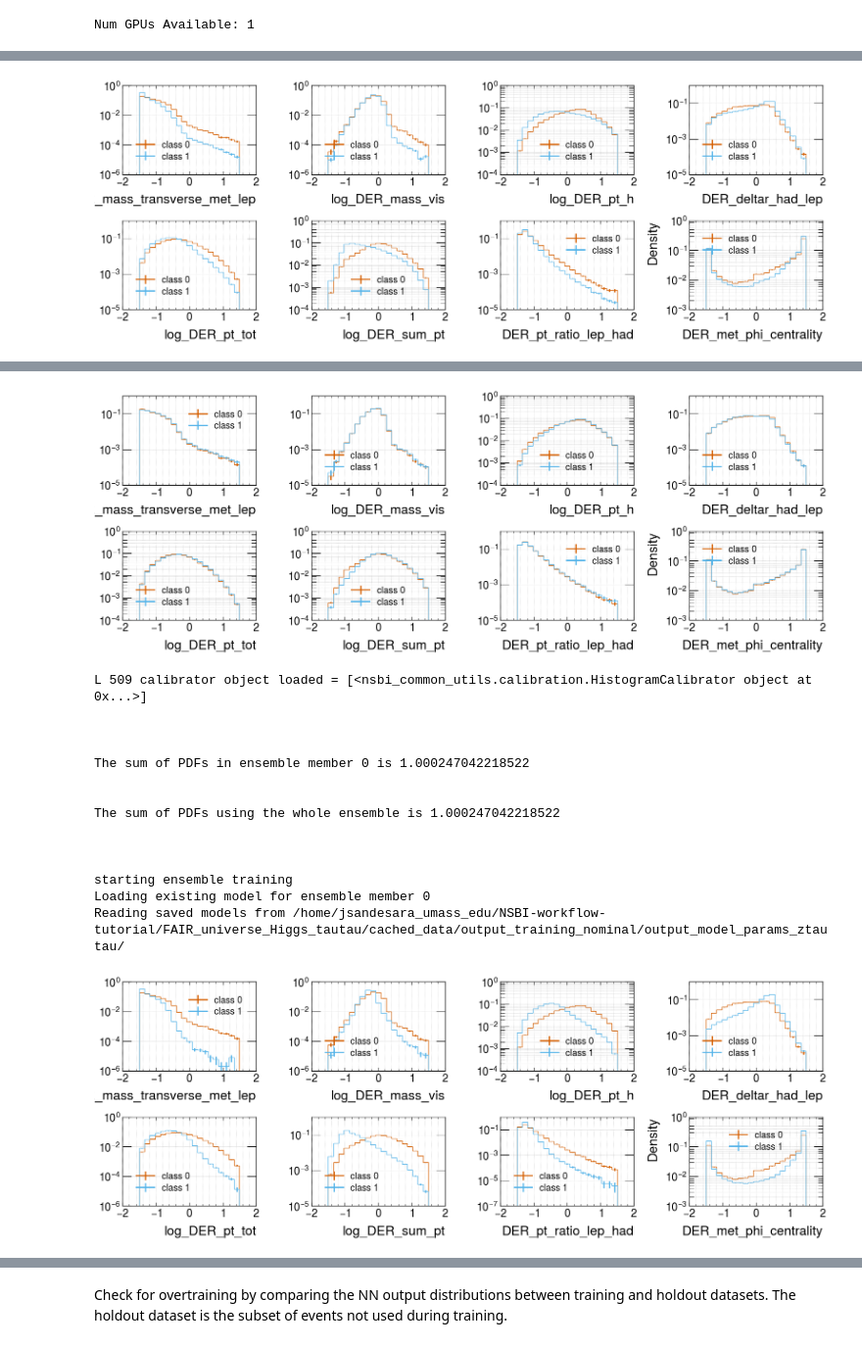
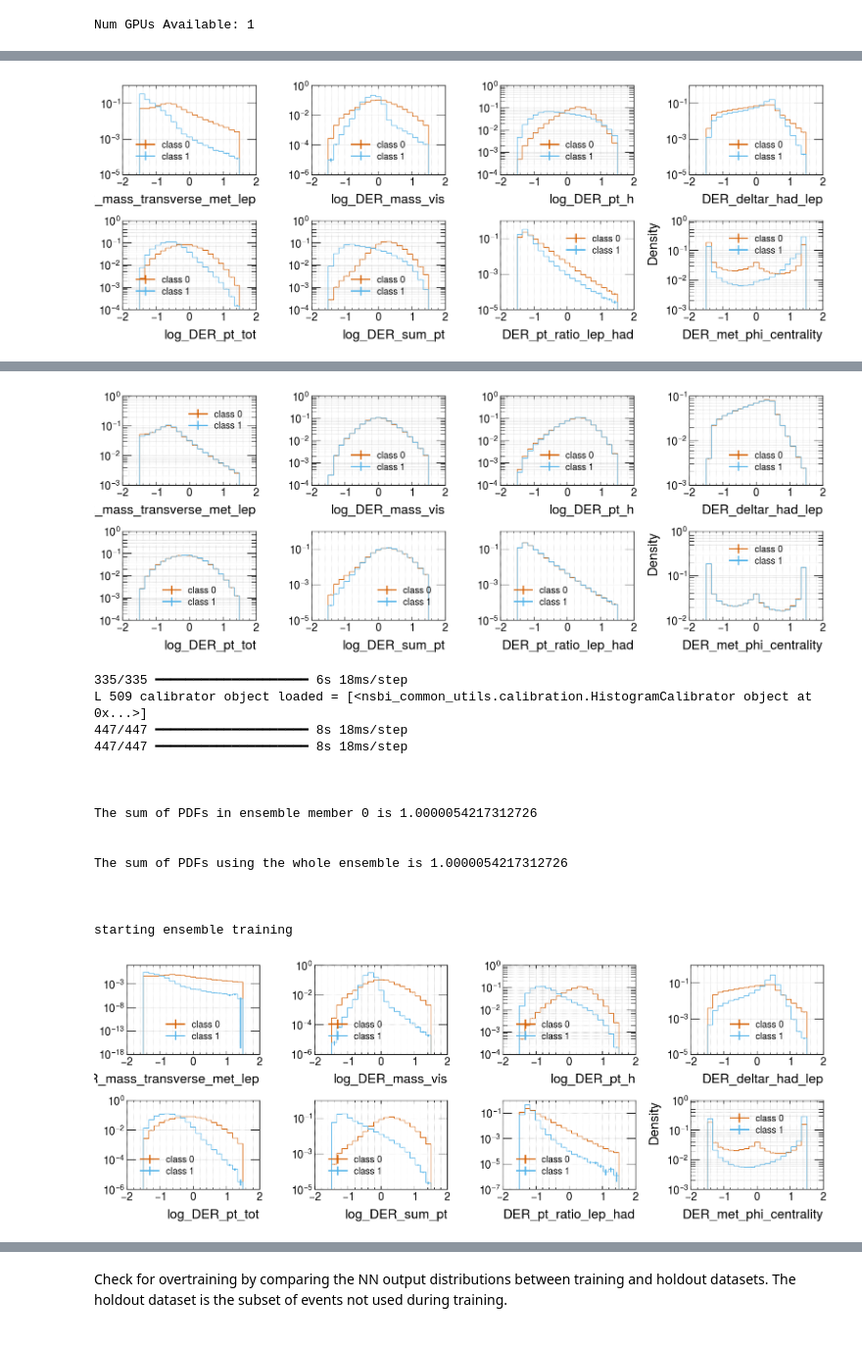
Before and after one commit to CrossGo14/NSBI-workflow-tutorial, a Jupyter notebook: FAIR_universe_Higgs_tautau/Neural_Likelihood_Ratio_Estimation.ipynb, the cells around one changed output, grey strips where cells are left out. Shown at 98% size. Cells and saved outputs as stored; diff of their text form; code cells hidden in the pictures.

```diff
--- a/FAIR_universe_Higgs_tautau/Neural_Likelihood_Ratio_Estimation.ipynb
+++ b/FAIR_universe_Higgs_tautau/Neural_Likelihood_Ratio_Estimation.ipynb
@@ -161,7 +142,11 @@ features_scaling = config["TRAINING_FEATURES_TO_SCALE"]
 importlib.reload(sys.modules['nsbi_common_utils.training'])
 from nsbi_common_utils.training import TrainEvaluate_NN
 
-mask_ref = np.isin(dataset.detailed_labels, REF_PROCESSES)
+ref_train_label_sample_dict = {**{ref: 0 for ref in ref_processes}}
+
+dataset_ref     = Datasets.merge_dataframe_dict_for_training(dataset_incl_nominal,
+                                                            ref_train_label_sample_dict,
+                                                            samples_to_merge = ref_processes)
 
 NN_training_mix_model = {}
 
@@ -174,30 +159,24 @@ path_to_ratios = {}
 path_to_figures = {}
 path_to_models = {}
 
-for process_type in MIX_MODEL_HYPOTHESES:
+for process_type in basis_processes:
 
-    mask_process = dataset['type']==process_type
+    # Get the dictionary of labels to processes
+    _train_label_sample_dict = {process_type        : 1}
 
-    dataset_num = dataset[mask_process].copy()
-    dataset_ref = dataset[mask_ref].copy()
-
-    dataset_num['train_labels'] = 1
-    dataset_ref['train_labels'] = 0
-
-    dataset_num['weights_normed'] = dataset_num['weights'].to_numpy() / dataset_num['weights'].sum()
-    dataset_ref['weights_normed'] = dataset_ref['weights'].to_numpy() / dataset_ref['weights'].sum()
+    dataset_num     = Datasets.merge_dataframe_dict_for_training(dataset_incl_nominal,
+                                                                _train_label_sample_dict,
+                                                                samples_to_merge = [process_type])
 
     # Build a training dataset for the training of p_<process_type>/p_<ref_processes> density ratio
     dataset_mix_model = pd.concat([dataset_num, dataset_ref])
 
-    del dataset_num, dataset_ref
-
     # Save paths
-    output_name = f'{process_type}'
-    output_dir = f'{TRAINING_OUTPUT_PATH}general_output_{process_type}'
-    path_to_ratios[process_type] = f'{TRAINING_OUTPUT_PATH}output_ratios_{process_type}/'
-    path_to_figures[process_type] = f'{TRAINING_OUTPUT_PATH}output_figures_{process_type}/'
-    path_to_models[process_type] = f'{TRAINING_OUTPUT_PATH}output_model_params_{process_type}/'
+    output_name                     = f'{process_type}'
+    output_dir                      = f'{TRAINING_OUTPUT_PATH}general_output_{process_type}'
+    path_to_ratios[process_type]    = f'{TRAINING_OUTPUT_PATH}output_ratios_{process_type}/'
+    path_to_figures[process_type]   = f'{TRAINING_OUTPUT_PATH}output_figures_{process_type}/'
+    path_to_models[process_type]    = f'{TRAINING_OUTPUT_PATH}output_model_params_{process_type}/'
 
     NN_training_mix_model[process_type] = TrainEvaluate_NN(dataset_mix_model,
                                                            dataset_mix_model['weights_normed'].to_numpy(),
@@ -254,6 +229,8 @@ num_neurons_per_layer = 1000
 
 num_ensemble_members = 1
 
+verbose_level = 1
+
 training_settings = {
 
     'htautau': {
@@ -270,7 +247,7 @@ training_settings = {
         'callback_factor':      0.01,
         'validation_split':     validation_split,
         'holdout_split':        holdout_split,
-        'verbose':              0,
+        'verbose':              verbose_level,
         'plot_scaled_features': True,
         'load_trained_models':  USE_SAVED_MODELS,
         'num_ensemble_members': num_ensemble_members
@@ -290,7 +267,7 @@ training_settings = {
         'callback_factor':      0.01,
         'validation_split':     validation_split,
         'holdout_split':        holdout_split,
-        'verbose':              0,
+        'verbose':              verbose_level,
         'plot_scaled_features': True,
         'load_trained_models':  USE_SAVED_MODELS,
         'num_ensemble_members': num_ensemble_members
@@ -310,7 +287,7 @@ training_settings = {
         'callback_factor':      0.01,
         'validation_split':     validation_split,
         'holdout_split':        holdout_split,
-        'verbose':              0,
+        'verbose':              verbose_level,
         'plot_scaled_features': True,
         'load_trained_models':  USE_SAVED_MODELS,
         'num_ensemble_members': num_ensemble_members
@@ -318,7 +295,7 @@ training_settings = {
 }
 # %%
 # Train the density ratio NN
-for process_type in MIX_MODEL_HYPOTHESES:
+for process_type in basis_processes:
 
     settings = training_settings[process_type]
 
@@ -332 +309 @@ Reading saved models from /home/jsandesara_umass_edu/NSBI-workflow-tutorial/FAIR
-[figure, old version]
+[figure, new version]
@@ -349,16 +329,17 @@ Reading saved models from /home/jsandesara_umass_edu/NSBI-workflow-tutorial/FAIR
-[figure, old version]
+[figure, new version]
+335/335 ━━━━━━━━━━━━━━━━━━━━ 6s 18ms/step
 L 509 calibrator object loaded = [<nsbi_common_utils.calibration.HistogramCalibrator object at 0x...>]
+447/447 ━━━━━━━━━━━━━━━━━━━━ 8s 18ms/step
+447/447 ━━━━━━━━━━━━━━━━━━━━ 8s 18ms/step
 
 
 
-The sum of PDFs in ensemble member 0 is 1.000247042218522
+The sum of PDFs in ensemble member 0 is 1.0000054217312726
 
 
-The sum of PDFs using the whole ensemble is 1.000247042218522
+The sum of PDFs using the whole ensemble is 1.0000054217312726
 
 
 
 starting ensemble training
-Loading existing model for ensemble member 0
-Reading saved models from /home/jsandesara_umass_edu/NSBI-workflow-tutorial/FAIR_universe_Higgs_tautau/cached_data/output_training_nominal/output_model_params_ztautau/
-[figure, old version]
+[figure, new version]
```
Also changed, not shown: parts of 18 cells of this notebook, 5 other files.
